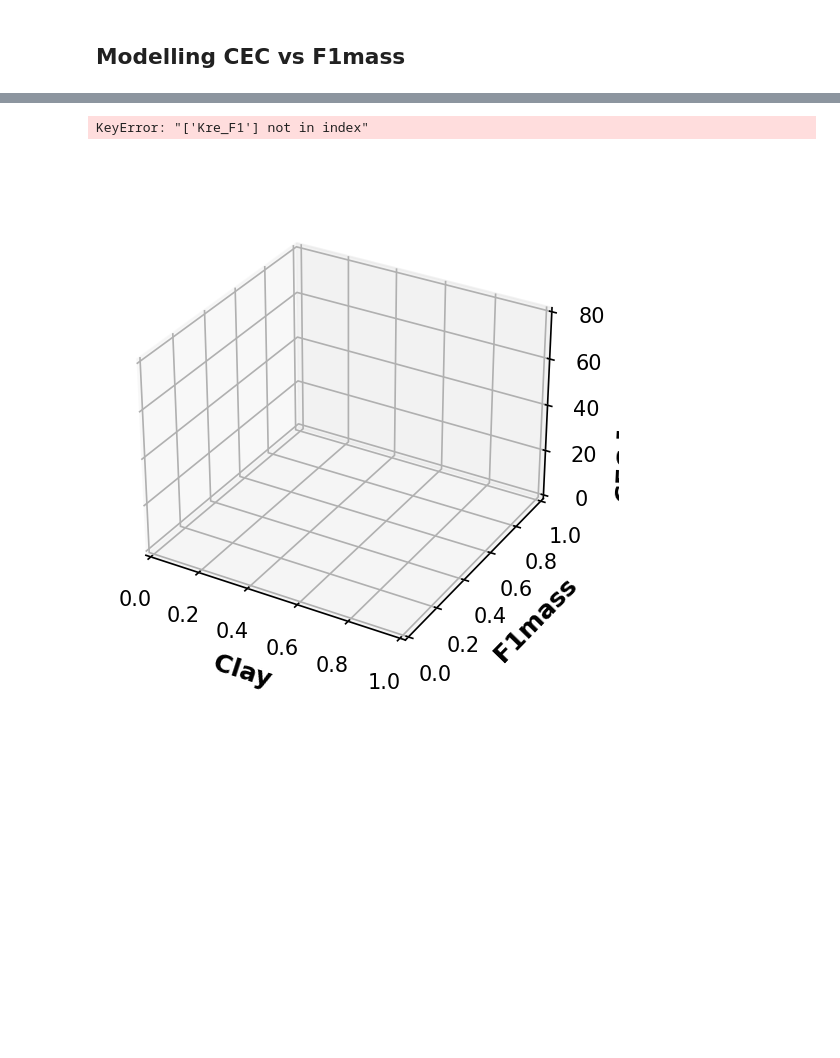
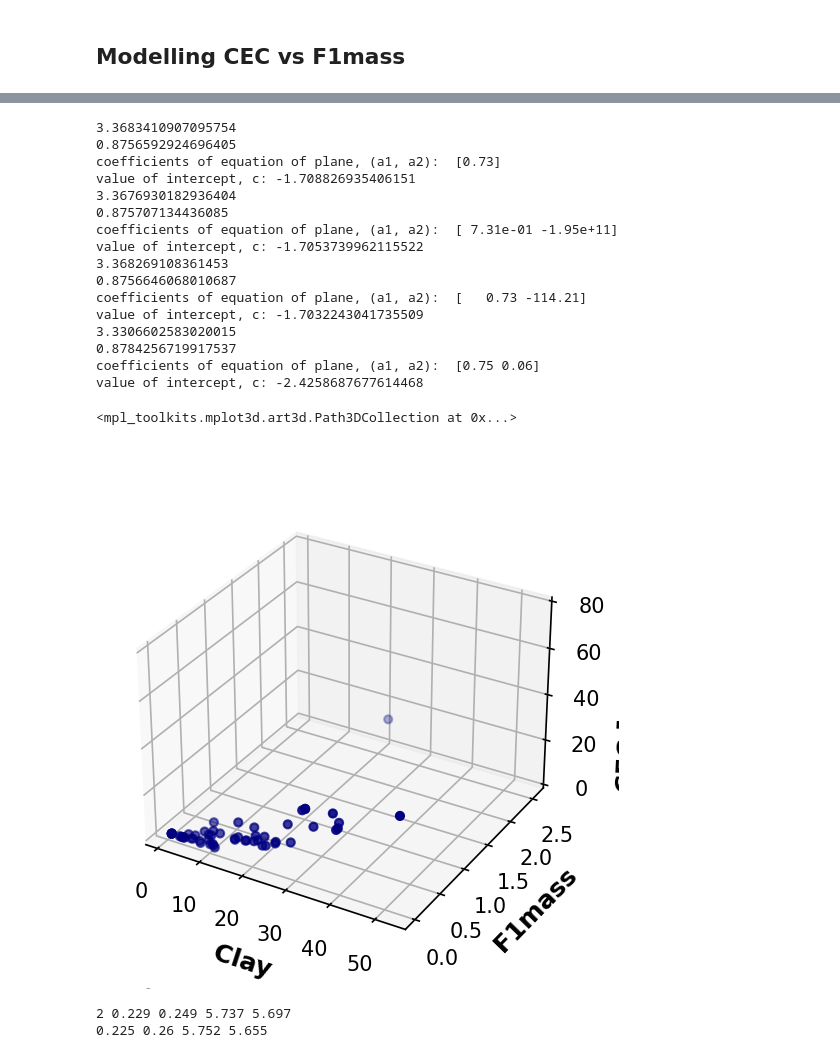
Before and after one commit to SENSE-UGent/kappa-CEC, a Jupyter notebook: cec_clay_susc.ipynb, the cells around one changed output, grey strips where cells are left out. Drawn from its saved outputs; the diff is of its cells as text; code cells hidden in the pictures; blank space fills up the shorter version.

Commit message:
improved poly test with train/test

```diff
--- a/cec_clay_susc.ipynb
+++ b/cec_clay_susc.ipynb
@@ -17,7 +19,7 @@ from sklearn.model_selection import train_test_split
 pd.set_option("display.max_rows", 100, "display.max_columns", 100)
 # %%
 #df = pd.read_excel('cec_clay_susc.xlsx')[:56]
-df = pd.read_excel('cec_clay_susc.xlsx')[:56]
+df = pd.read_excel('cec_clay_susc.xlsx')[:173]
 
 df.describe()
 # %% [output]
@@ -547,40 +498,34 @@ fig = plt.figure()
 axa =  fig.add_subplot(projection = "3d")
 ThreeD1(axa, plt)
 
-s_array_2 = df[['Clay', 'Klf_IP']].to_numpy()
-s_array_1 = df[['Clay']].to_numpy()
-s_array_4 = df[['Clay', 'Khf_IP']].to_numpy()
-s_array_3 = df[['Clay', 'Kre_F1']].to_numpy()
-s_array_5 = df[['Clay', 'kfd_abs']].to_numpy()
+df_fil = df.copy()[:56]
+s_array_2 = df_fil[['Clay', 'Klf_IP']].to_numpy()
+s_array_1 = df_fil[['Clay']].to_numpy()
+s_array_4 = df_fil[['Clay', 'Khf_IP']].to_numpy()
+s_array_5 = df_fil[['Clay', 'Kfd']].to_numpy()
 
-reg = LinearRegression().fit(s_array_1, df.CEC)
-print( np.sqrt(np.mean((reg.predict(s_array_1) - df.CEC)**2)))
-print(reg.score(s_array_1, df.CEC))
+reg = LinearRegression().fit(s_array_1, df_fil.CEC)
+print( np.sqrt(np.mean((reg.predict(s_array_1) - df_fil.CEC)**2)))
+print(reg.score(s_array_1, df_fil.CEC))
 print("coefficients of equation of plane, (a1, a2): ", reg.coef_)
 print("value of intercept, c:", reg.intercept_)
 
-reg = LinearRegression().fit(s_array_2, df.CEC)
-print( np.sqrt(np.mean((reg.predict(s_array_2) - df.CEC)**2)))
-print(reg.score(s_array_2, df.CEC))
+reg = LinearRegression().fit(s_array_2, df_fil.CEC)
+print( np.sqrt(np.mean((reg.predict(s_array_2) - df_fil.CEC)**2)))
+print(reg.score(s_array_2, df_fil.CEC))
 print("coefficients of equation of plane, (a1, a2): ", reg.coef_)
 print("value of intercept, c:", reg.intercept_)
 
-reg = LinearRegression().fit(s_array_3, df.CEC)
-print( np.sqrt(np.mean((reg.predict(s_array_3) - df.CEC)**2)))
-print(reg.score(s_array_3, df.CEC))
-print("coefficients of equation of plane, (a1, a2): ", reg.coef_)
-print("value of intercept, c:", reg.intercept_)
-
-reg = LinearRegression().fit(s_array_4, df.CEC)
-print( np.sqrt(np.mean((reg.predict(s_array_4) - df.CEC)**2)))
-print(reg.score(s_array_4, df.CEC))
+reg = LinearRegression().fit(s_array_4, df_fil.CEC)
+print( np.sqrt(np.mean((reg.predict(s_array_4) - df_fil.CEC)**2)))
+print(reg.score(s_array_4, df_fil.CEC))
 print("coefficients of equation of plane, (a1, a2): ", reg.coef_)
 print("value of intercept, c:", reg.intercept_)
 
 
-reg = LinearRegression().fit(s_array_5, df.CEC)
-print( np.sqrt(np.mean((reg.predict(s_array_5) - df.CEC)**2)))
-print(reg.score(s_array_5, df.CEC))
+reg = LinearRegression().fit(s_array_5, df_fil.CEC)
+print( np.sqrt(np.mean((reg.predict(s_array_5) - df_fil.CEC)**2)))
+print(reg.score(s_array_5, df_fil.CEC))
 print("coefficients of equation of plane, (a1, a2): ", reg.coef_)
 print("value of intercept, c:", reg.intercept_)
 
@@ -593,33 +538,49 @@ Klf_IP_ = np.linspace(0, 20, 36000)
 #cec_banin_amiel = ptf.Banin_Amiel3(X, Y)
 #print(cec_banin_amiel)
 
 #cec_IOPped = ptf.IOPped(X, Y)
 #print(cec_IOPped)
 
-axa.scatter(df.Clay, df.Klf_IP, df.CEC,  c = "navy", s = 15)
+axa.scatter(df_fil.Clay, df_fil.Klf_IP, df_fil.CEC,  c = "navy", s = 15)
 #axa.plot_surface(X, Y, cec_banin_amiel)
 #axa.plot_surface(X, Y, cec_IOPped)
 
 # 3.7823879857794247
 #0.8244485921101703
 #coefficients of equation of plane, (a1, a2):  [0.69951124]
 #value of intercept, c: -0.31636207523237303
 #3.2909243877488357
 #0.8671052042172538
 #coefficients of equation of plane, (a1, a2):  [7.03183750e-01 2.09870927e-04]
 #value of intercept, c: -1.1995562919773022
 #3.245883919970006
 #0.8707179783253766
 #coefficients of equation of plane, (a1, a2):  [  0.70952958 156.59957818]
 #value of intercept, c: -1.35582010337788
 #3.2893951887138067
 #0.8672286803921219
 #coefficients of equation of plane, (a1, a2):  [7.03535789e-01 2.26413155e-04]
 #value of intercept, c: -1.2071061393477702
 #3.3164995225940426
 #0.8650316171822411
 #coefficients of equation of plane, (a1, a2):  [0.69872723 0.00283705]
 #value of intercept, c: -1.0940549778128847
 # %% [output]
-KeyError: "['Kre_F1'] not in index"
+3.3683410907095754
+0.8756592924696405
+coefficients of equation of plane, (a1, a2):  [0.73]
+value of intercept, c: -1.708826935406151
+3.3676930182936404
+0.875707134436085
+coefficients of equation of plane, (a1, a2):  [ 7.31e-01 -1.95e+11]
+value of intercept, c: -1.7053739962115522
+3.368269108361453
+0.8756646068010687
+coefficients of equation of plane, (a1, a2):  [   0.73 -114.21]
+value of intercept, c: -1.7032243041735509
+3.3306602583020015
+0.8784256719917537
+coefficients of equation of plane, (a1, a2):  [0.75 0.06]
+value of intercept, c: -2.4258687677614468
+<mpl_toolkits.mplot3d.art3d.Path3DCollection at 0x...>
-[figure, old version]
+[figure, new version]
@@ -625,0 +666,13 @@ KeyError: "['Kre_F1'] not in index"
+# %%
+target = df['CEC']
+features = ['Clay']
+best_n, R2_test_pol, R2_train_pol, RMSE_test_pol, RMSE_train_pol = stochastic_poly(df, features, target, n=5, choose_n=True)
+print(best_n, R2_test_pol, R2_train_pol, RMSE_test_pol, RMSE_train_pol)
+
+R2_test_pol, R2_train_pol, RMSE_test_pol, RMSE_train_pol = stochastic_poly(df, features, target, n=2, choose_n=False)
+print(R2_test_pol, R2_train_pol, RMSE_test_pol, RMSE_train_pol)
+#2 0.229 0.249 5.737 5.697
+#0.225 0.26 5.752 5.655
+# %% [output]
+2 0.229 0.249 5.737 5.697
+0.225 0.26 5.752 5.655
```
Also changed, not shown: parts of 20 cells of this notebook, 2 other files.
